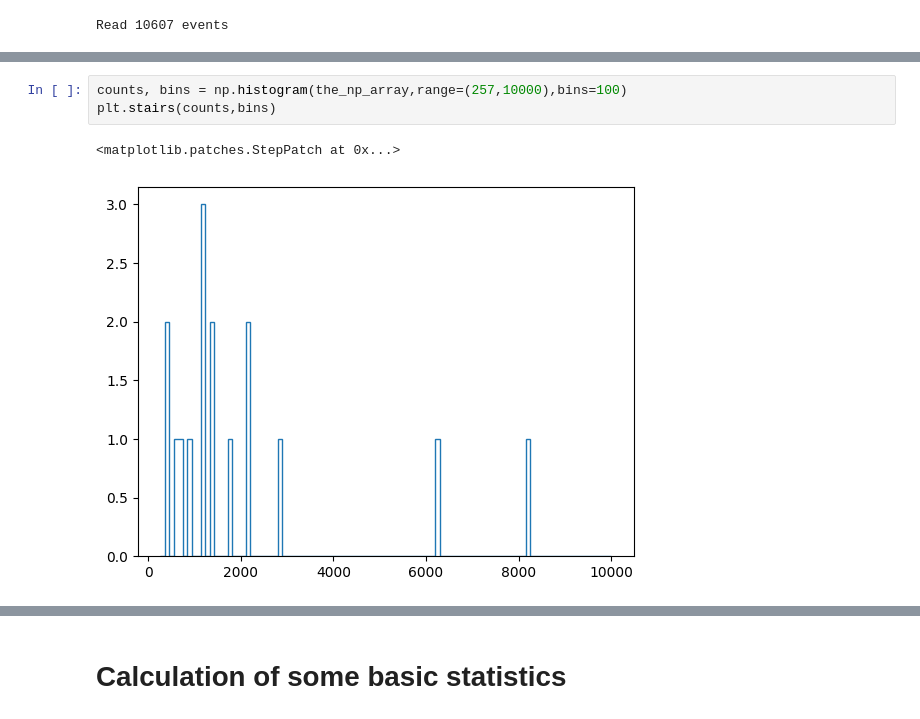
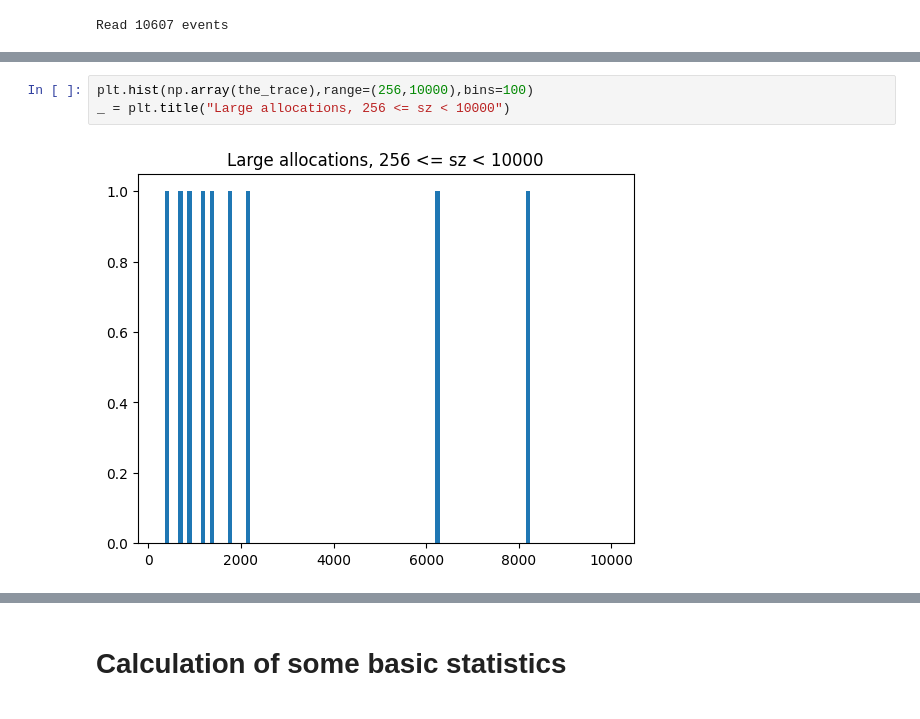
Before and after one commit to tomjridge/ocaml-alloc-stats, a Jupyter notebook: main.ipynb, the cells around one changed output, grey strips where cells are left out. Saved outputs shown, nothing was run; the diff lists cells and outputs as text.

Commit message:
Fixup histograms
Before the counts were somehow incorrect, but not obviously incorrect on
first eyeballing them.

```diff
--- a/main.ipynb
+++ b/main.ipynb
@@ -181,6 +156,5 @@ if debug: print(counts)
 # %%
-counts, bins = np.histogram(the_np_array,range=(257,10000),bins=100)
-plt.stairs(counts,bins)
+plt.hist(np.array(the_trace),range=(256,10000),bins=100)
+_ = plt.title("Large allocations, 256 <= sz < 10000")
 # %% [output]
-<matplotlib.patches.StepPatch at 0x...>
-[figure, old version]
+[figure, new version]
```
Also changed, not shown: parts of 12 cells of this notebook.
